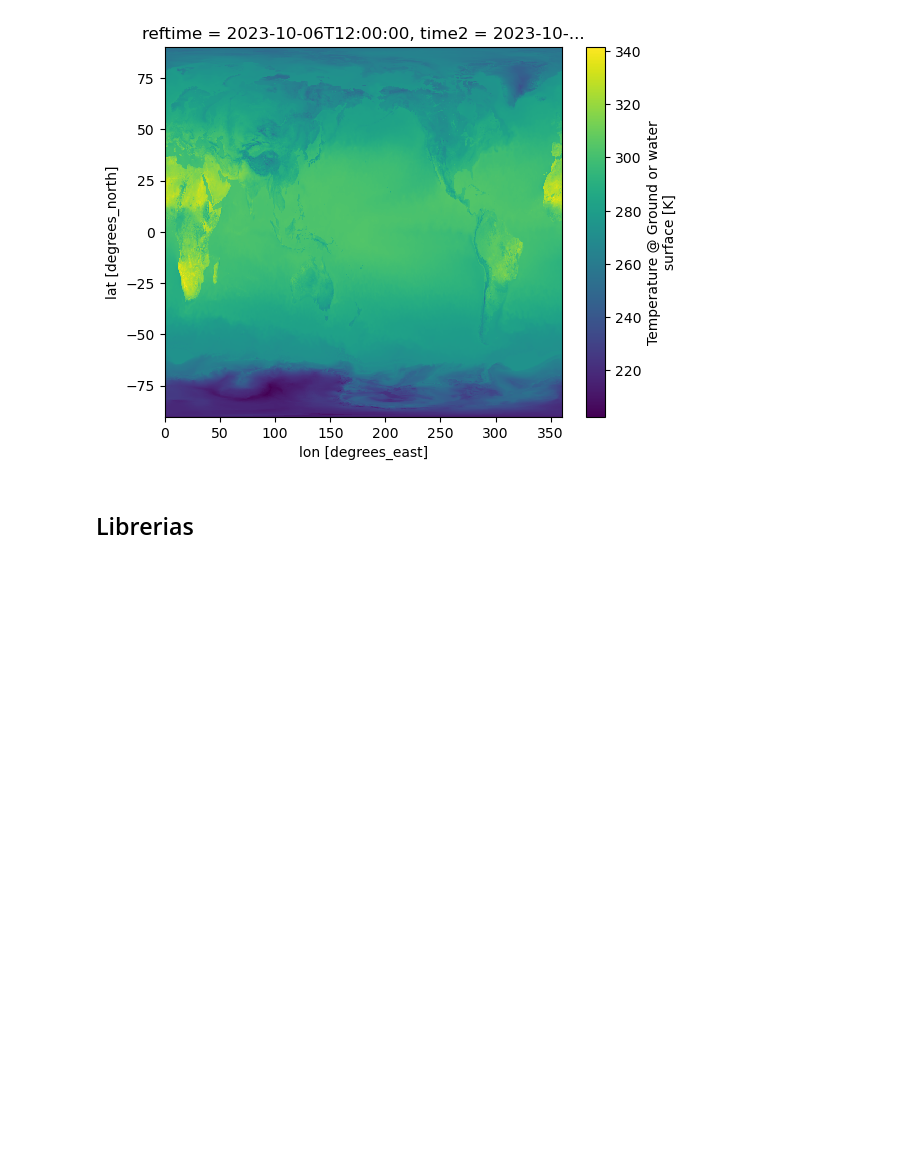
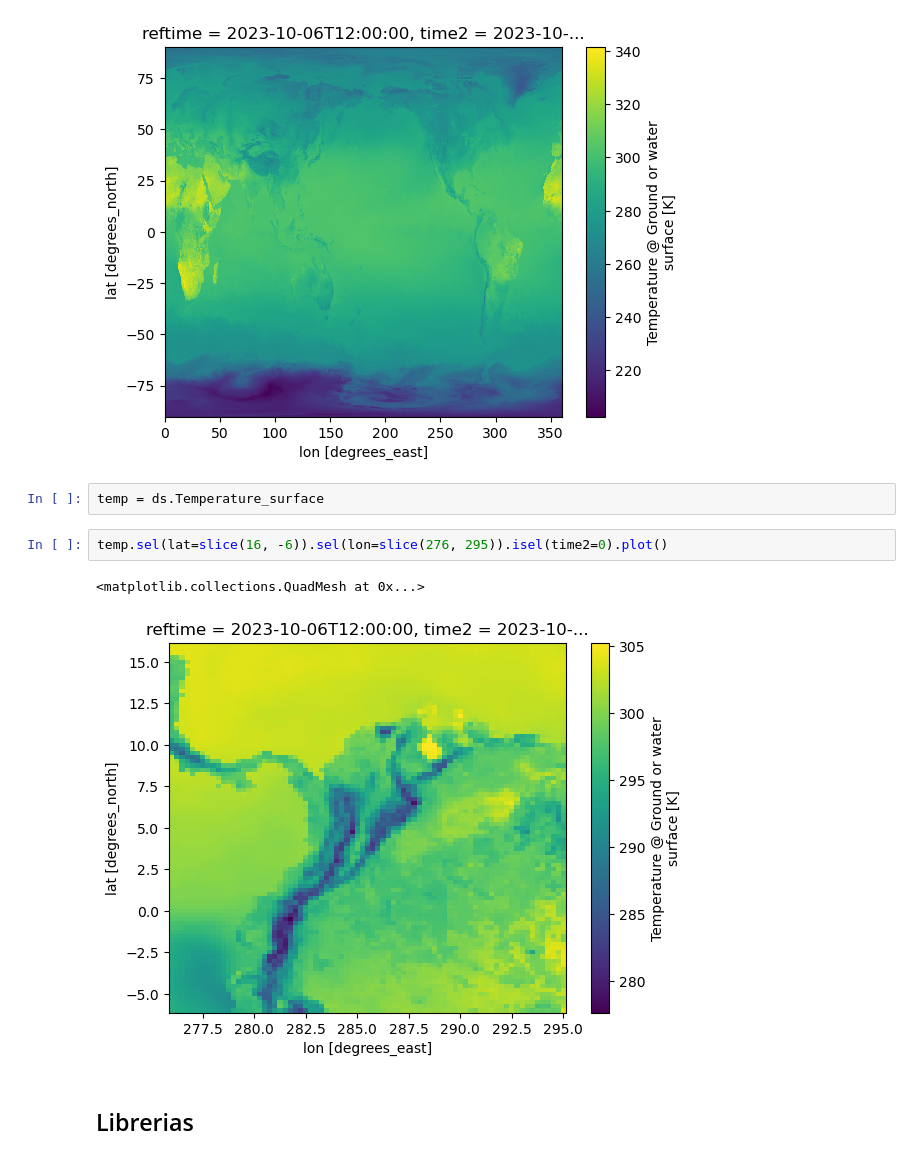
Before and after one commit to ProjectPythia/AtmosCol-2023, a Jupyter notebook: notebooks/2.acceso-datos/2.3.GFS.ipynb, the cells around one changed output. Drawn from its saved outputs; the diff is of its cells as text; blank space fills up the shorter version.

```diff
--- a/notebooks/2.acceso-datos/2.3.GFS.ipynb
+++ b/notebooks/2.acceso-datos/2.3.GFS.ipynb
@@ -50,6 +48,13 @@ ds.isel(time2=0).Temperature_surface.plot()
 # %% [output]
 <matplotlib.collections.QuadMesh at 0x...>
 [figure]
+# %%
+temp = ds.Temperature_surface
+# %%
+temp.sel(lat=slice(16, -6)).sel(lon=slice(276, 295)).isel(time2=0).plot()
+# %% [output]
+<matplotlib.collections.QuadMesh at 0x...>
+[figure, added]
 # %% [markdown]
 ## Librerias
 # %% [markdown]
```
Also changed, not shown: parts of 6 cells of this notebook.
